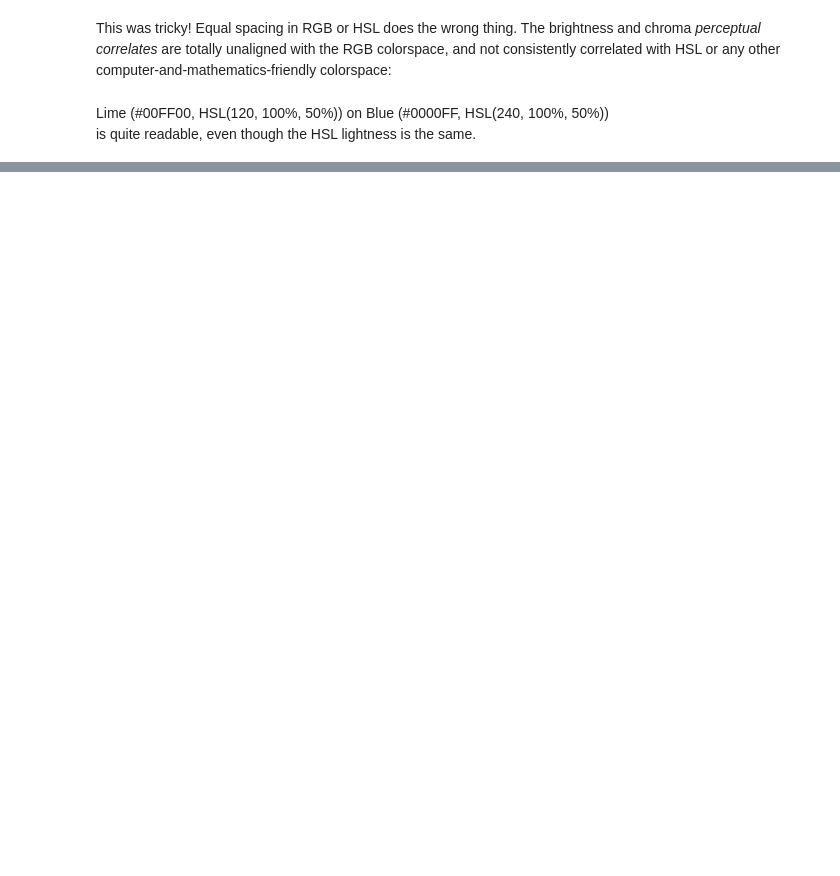
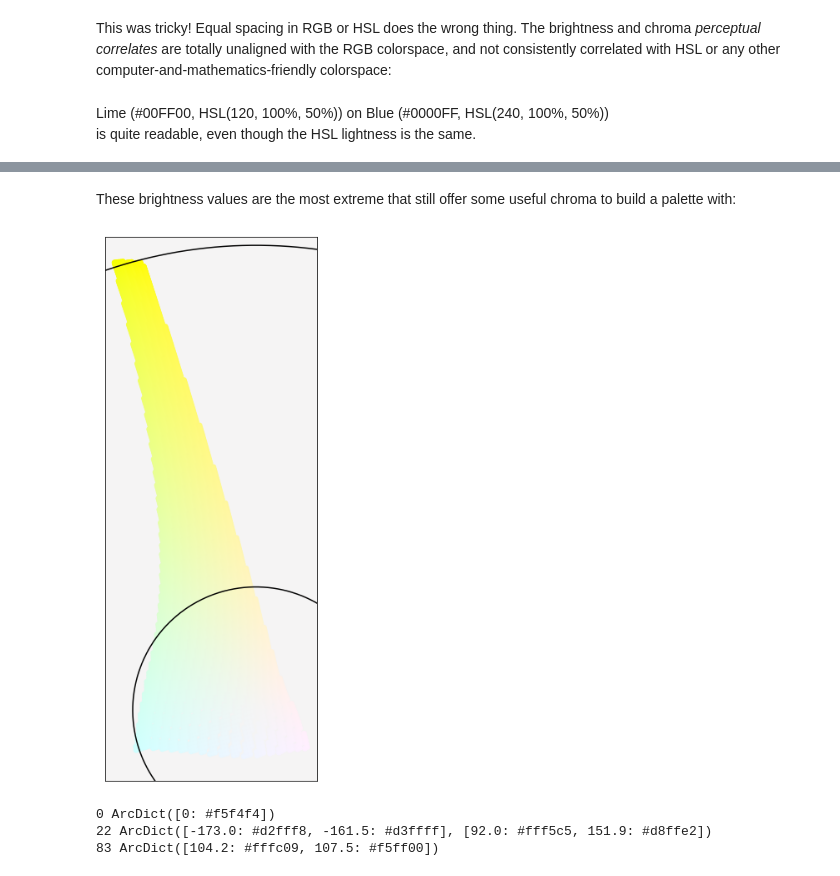
Before and after one commit to TedSinger/hyooze, a Jupyter notebook: Basic Ergonomic Colors.ipynb, the cells around one changed output, grey strips where cells are left out. Saved outputs shown, nothing was run; the diff lists cells and outputs as text; code cells hidden in the pictures; blank space fills up the shorter version.

```diff
--- a/Basic Ergonomic Colors.ipynb
+++ b/Basic Ergonomic Colors.ipynb
@@ -103,0 +61,22 @@ incorporate H-K effect: that blue peninsula jutting out of the dark plane is qui
+# %%
+from hyooze.perception import BRIGHT_OFFICE
+from hyooze.analysis import display, ArcDict
+%matplotlib inline
+matches = {}
+hue_choices = {}
+# %% [markdown]
+These brightness values are the most extreme that still offer some useful chroma to build a palette with:
+# %%
+matches[169] = display(BRIGHT_OFFICE,
+                       169,
+                       [22, 83],
+                       resolution=1)
+# %% [output]
+[figure, added]
+# %%
+for chroma, hues in matches[169].items():
+    print(chroma, hues)
+# %% [output]
+0 ArcDict([0: #f5f4f4])
+22 ArcDict([-173.0: #d2fff8, -161.5: #d3ffff], [92.0: #fff5c5, 151.9: #d8ffe2])
+83 ArcDict([104.2: #fffc09, 107.5: #f5ff00])
```
Also changed, not shown: parts of 31 cells of this notebook.
